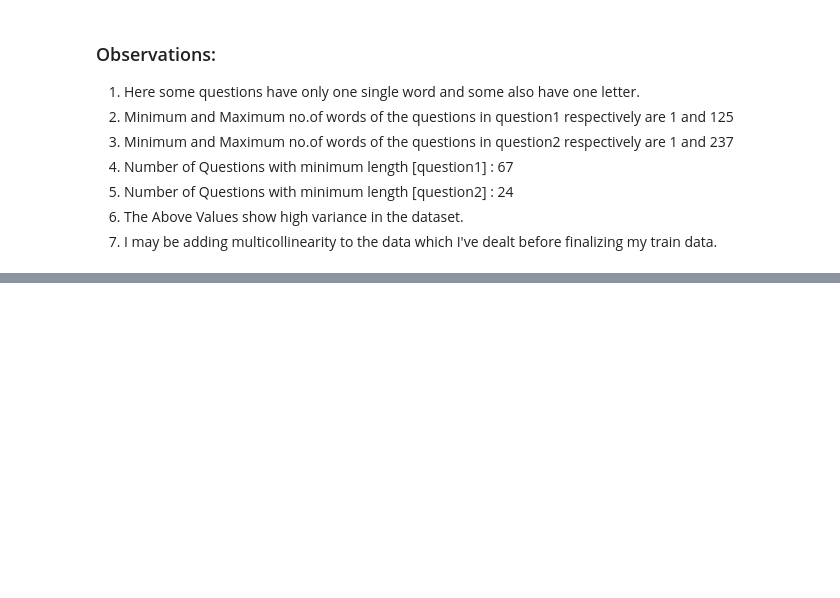
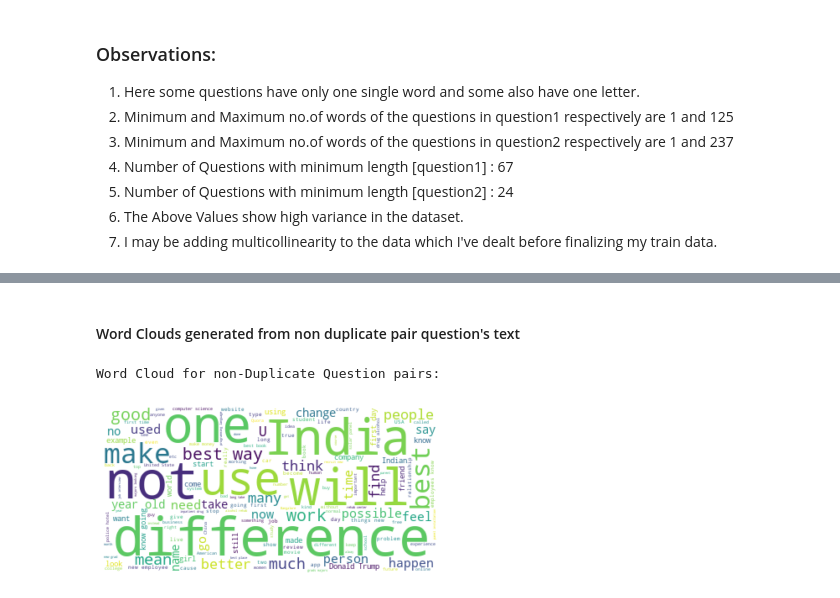
Before and after one commit to sistaseetaram/QuoraQuestionPairSimilarity, a Jupyter notebook: EDA_ON_QQPS.ipynb, the cells around one changed output, grey strips where cells are left out. Saved outputs shown, nothing was run; the diff lists cells and outputs as text; code cells hidden in the pictures; blank space fills up the shorter version.

```diff
--- a/EDA_ON_QQPS.ipynb
+++ b/EDA_ON_QQPS.ipynb
@@ -318,0 +476,13 @@ plt.show()
+# %% [markdown]
+#### Word Clouds generated from non duplicate pair question's text
+# %%
+wc = WordCloud(background_color="white", max_words=len(n),stopwords=stopwords)
+# generate word cloud
+wc.generate(n)
+print ("Word Cloud for non-Duplicate Question pairs:")
+plt.imshow(wc, interpolation='bilinear')
+plt.axis("off")
+plt.show()
+# %% [output]
+Word Cloud for non-Duplicate Question pairs:
+[figure, added]
```
Also changed, not shown: parts of 34 cells of this notebook.
